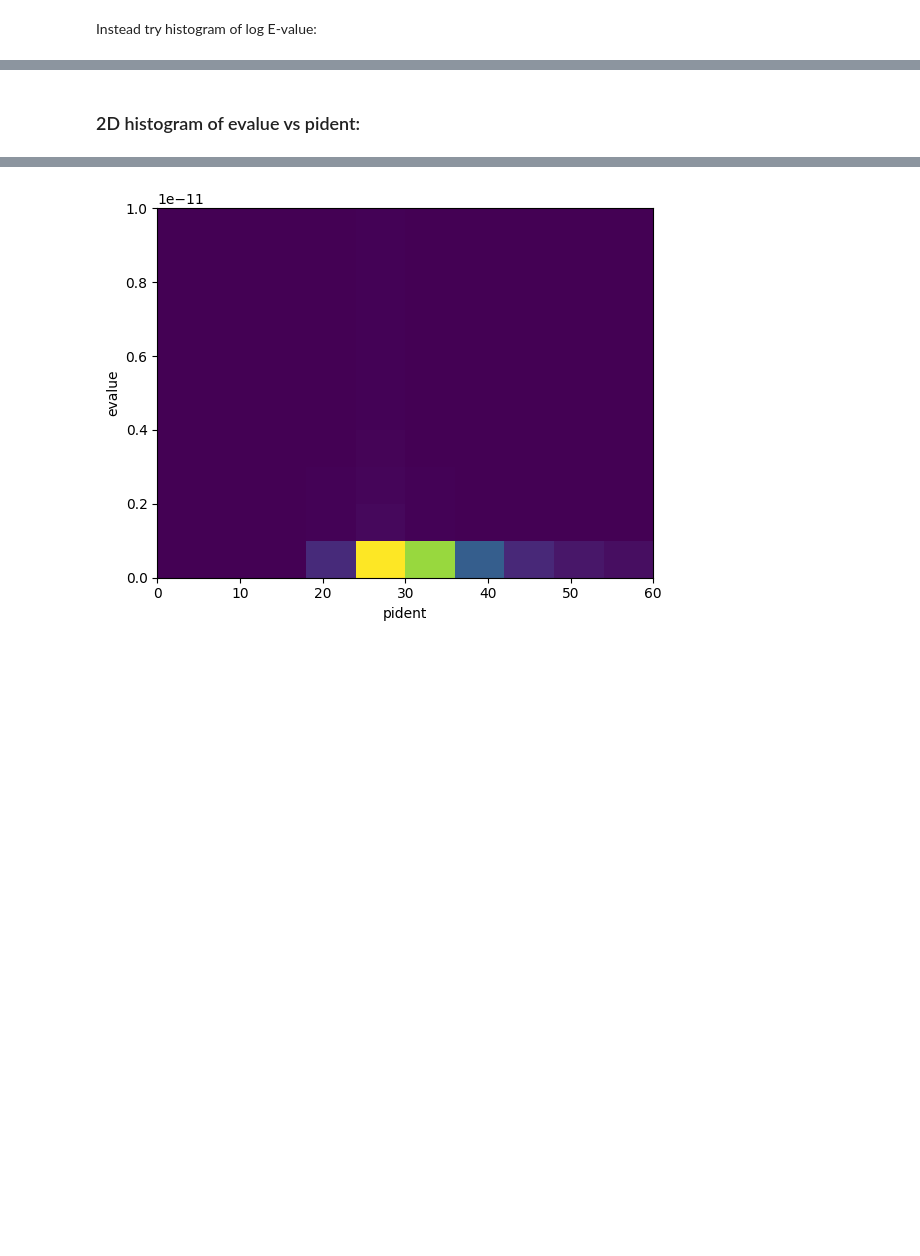
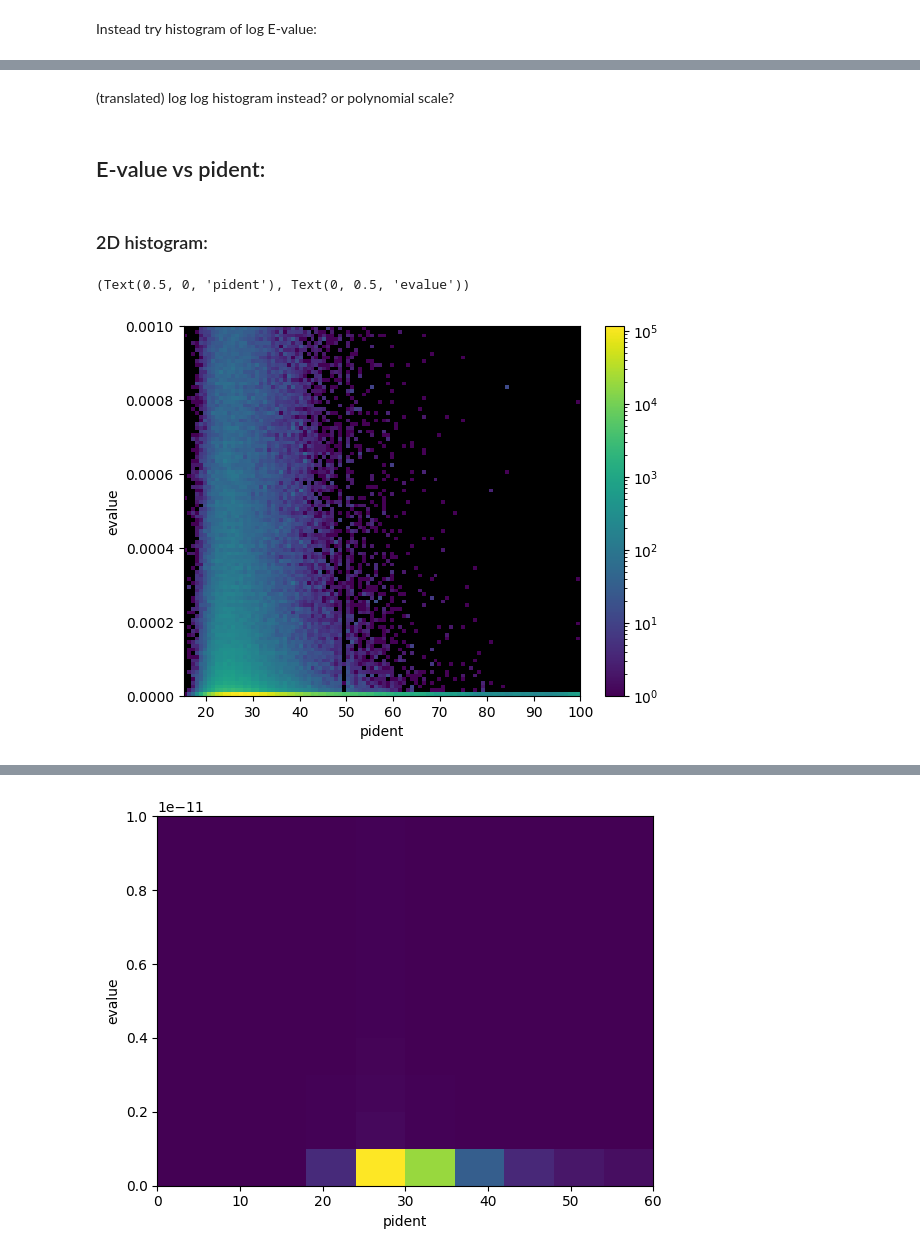
Before and after one commit to jyd-hu/srim, a Jupyter notebook: non_pul_contigs.ipynb, the cells around one changed output, grey strips where cells are left out. Saved outputs shown, nothing was run; the diff lists cells and outputs as text; code cells hidden in the pictures; blank space fills up the shorter version.

```diff
--- a/non_pul_contigs.ipynb
+++ b/non_pul_contigs.ipynb
@@ -79,2 +222,19 @@ NameError: name 'plt' is not defined
+# %% [markdown]
+(translated) log log histogram instead? or polynomial scale?
+# %% [markdown]
+## E-value vs pident:
+# %%
+x=np.array(matches_df.iloc[:,2])
+y=np.array(matches_df.iloc[:,9])
+log_y = np.log(y)
 # %% [markdown]
-### 2D histogram of evalue vs pident:
+### 2D histogram:
+# %%
+fig, ax = plt.subplots()
+counts, xedges, yedges, im = ax.hist2d(x, y, bins=100, norm=LogNorm())
+fig.colorbar(im, ax=ax)
+ax.set_facecolor((0, 0, 0))
+plt.xlabel('pident'), plt.ylabel('evalue')
+# %% [output]
+(Text(0.5, 0, 'pident'), Text(0, 0.5, 'evalue'))
+[figure, added]
```
Also changed, not shown: parts of 35 cells of this notebook.
